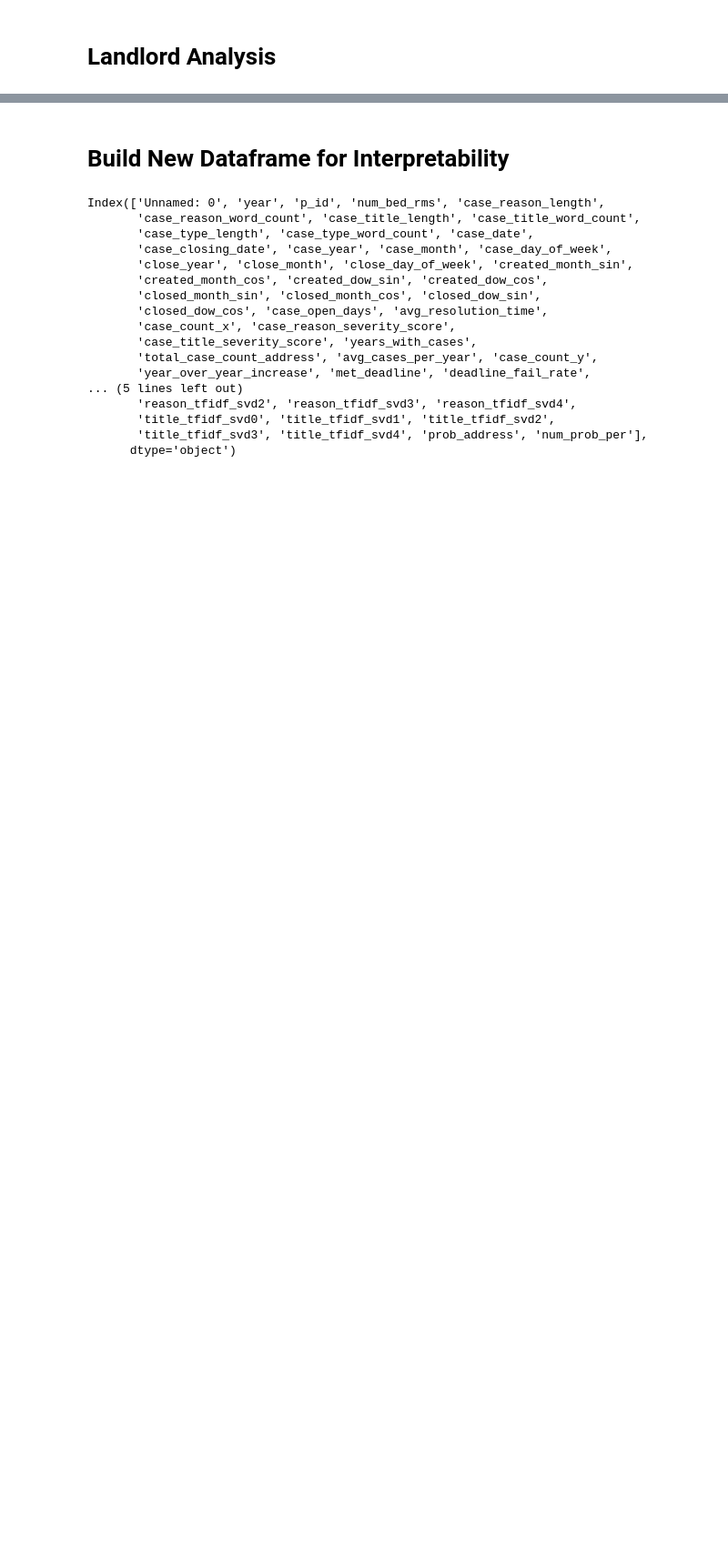
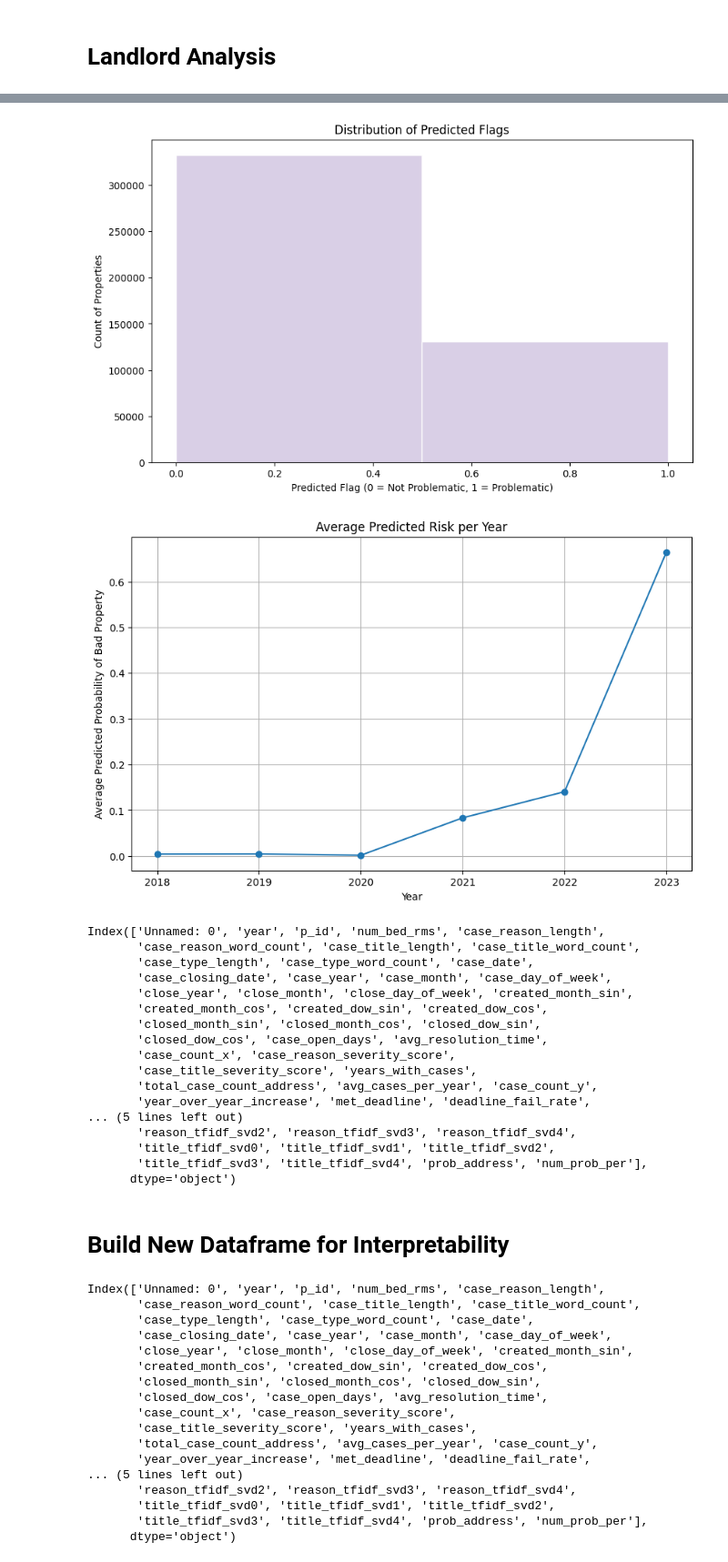
Before and after one commit to sheryly111/Spark-Housing-Project, a Jupyter notebook: model.ipynb, the cells around one changed output, grey strips where cells are left out. Shown: that part at 91% size. Cells and saved outputs as stored; diff of their text form; code cells hidden in the pictures; blank space fills up the shorter version.

Commit message:
added additional visualizations

```diff
--- a/model.ipynb
+++ b/model.ipynb
@@ -755,3 +769,51 @@ Name: count, Length: 13708, dtype: int64
+# %%
+import matplotlib.pyplot as plt
+import seaborn as sns
+
+# Group by year and take average predicted risk
+risk_over_time = test_complete.groupby("year")["prob_address"].mean().reset_index()
+risk_over_time['rolling_avg'] = risk_over_time['prob_address'].rolling(3, center=True).mean()
+
+
+plt.figure(figsize=(10, 6))
+plt.hist(test_complete['prob_address'], bins=2, color='#d9cfe6', edgecolor='white')
+plt.title("Distribution of Predicted Flags")
+plt.xlabel("Predicted Flag (0 = Not Problematic, 1 = Problematic)")
+plt.ylabel("Count of Properties")
+plt.show()
+
+
+
+plt.figure(figsize=(10, 6))
+plt.plot(risk_over_time['year'], risk_over_time['prob_address'], marker='o')
+plt.title("Average Predicted Risk per Year")
+plt.xlabel("Year")
+plt.ylabel("Average Predicted Probability of Bad Property")
+plt.grid(True)
+plt.xticks(risk_over_time['year'])  # ensure all years are labeled
+plt.show()
+
+print(test_complete.columns)
+# %% [output]
+[figure, added]
+[figure, added]
+Index(['Unnamed: 0', 'year', 'p_id', 'num_bed_rms', 'case_reason_length',
+       'case_reason_word_count', 'case_title_length', 'case_title_word_count',
+       'case_type_length', 'case_type_word_count', 'case_date',
+       'case_closing_date', 'case_year', 'case_month', 'case_day_of_week',
+       'close_year', 'close_month', 'close_day_of_week', 'created_month_sin',
+       'created_month_cos', 'created_dow_sin', 'created_dow_cos',
+       'closed_month_sin', 'closed_month_cos', 'closed_dow_sin',
+       'closed_dow_cos', 'case_open_days', 'avg_resolution_time',
+       'case_count_x', 'case_reason_severity_score',
+       'case_title_severity_score', 'years_with_cases',
+       'total_case_count_address', 'avg_cases_per_year', 'case_count_y',
+       'year_over_year_increase', 'met_deadline', 'deadline_fail_rate',
+... (5 lines left out)
+       'reason_tfidf_svd2', 'reason_tfidf_svd3', 'reason_tfidf_svd4',
+       'title_tfidf_svd0', 'title_tfidf_svd1', 'title_tfidf_svd2',
+       'title_tfidf_svd3', 'title_tfidf_svd4', 'prob_address', 'num_prob_per'],
+      dtype='object')
 # %% [markdown]
 # Build New Dataframe for Interpretability
 # %%
```
Also changed, not shown: parts of 8 cells of this notebook.
